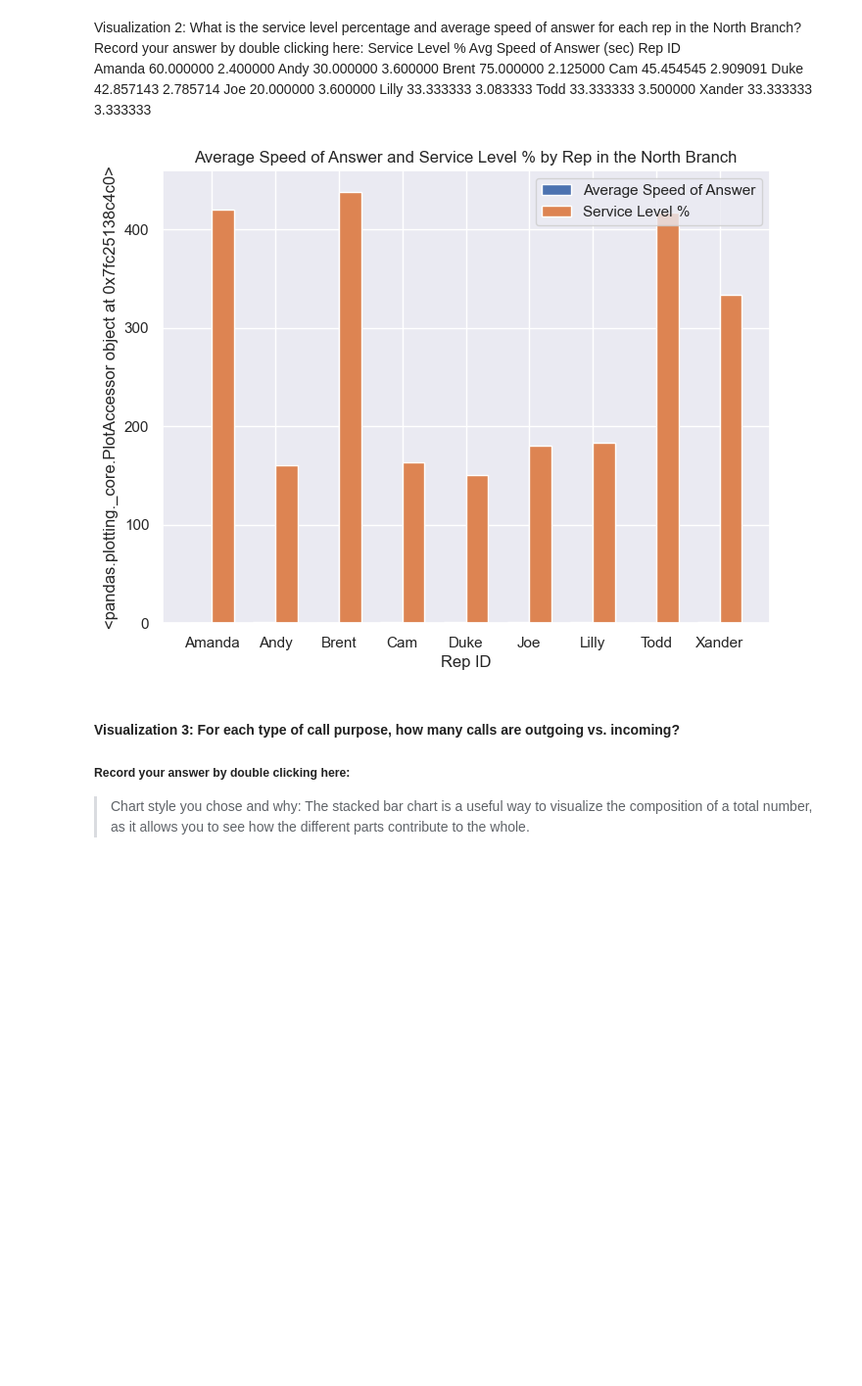
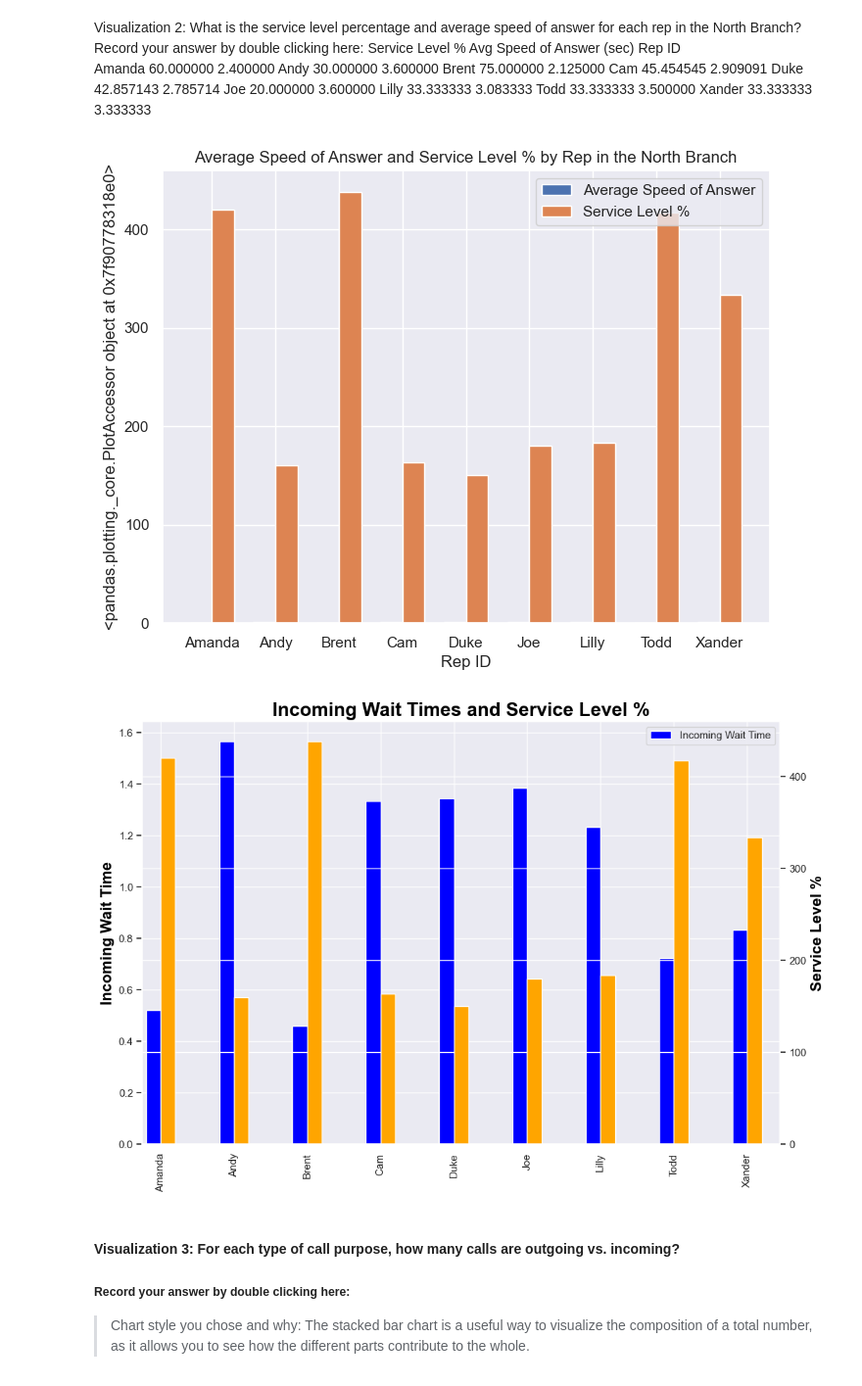
Before and after one commit to farasaidi/call-center-cleanup-assignment, a Jupyter notebook: Call_Center_Cleanup.ipynb, the cells around one changed output. Shown at 98% size. Cells and saved outputs as stored; diff of their text form; code cells hidden in the pictures; blank space fills up the shorter version.

```diff
--- a/Call_Center_Cleanup.ipynb
+++ b/Call_Center_Cleanup.ipynb
@@ -485,33 +480,50 @@ import matplotlib.pyplot as plt
 
 # Set up the figure
 fig, ax = plt.subplots(figsize=(8, 6))
 
 # Set the x-axis labels as the rep IDs
 labels = north_stats["Rep ID"]
 
 # Set the x-axis positions for each group of bars
 x = np.arange(len(labels))
 
 # Set the width of each bar
 width = 0.35
 
 # Plot the average speed of answer bars
 ax.bar(x - width/2, north_stats["Incoming Wait Time"], width, label="Average Speed of Answer")
 
 # Plot the service level percentage bars
 ax.bar(x + width/2, north_stats["Service Level %"], width, label="Service Level %")
 
 # Add the x-axis labels, title, and legend
 ax.set_xticks(x)
 ax.set_xticklabels(labels)
 ax.set_xlabel("Rep ID")
 ax.set_ylabel(service_level["Service Level %"].plot)
 ax.set_title("Average Speed of Answer and Service Level % by Rep in the North Branch")
 ax.legend()
 
 plt.show()
+
+
+# Create matplotlib figure
+fig = plt.figure(figsize=(12, 8))
+# Create matplotlib axes
+ax = fig.add_subplot(111)
+# Create second x axes on same fig.
+ax2 = ax.twinx()
+# Set Width of bars
+width = 0.2
+north_plt.plot(kind='bar', color='blue', ax=ax, width=width, position=1)
+service_level["Service Level %"].plot(kind='bar', color='orange', ax=ax2, width=width, position=0)
+ax.set_ylabel('Incoming Wait Time',color = 'black', fontsize = 16, fontweight = 'bold')
+ax2.set_ylabel('Service Level %',color = 'black', fontsize = 16, fontweight = 'bold')
+plt.title('Incoming Wait Times and Service Level %', color = 'black', fontsize = 20, fontweight = 'bold')
+plt.show()
 # %% [output]
 [figure]
+[figure, added]
 # %% [markdown]
 #### Visualization 3: For each type of call purpose, how many calls are outgoing vs. incoming?
 ##### Record your answer by double clicking here:
```
Also changed, not shown: parts of 3 cells of this notebook.
